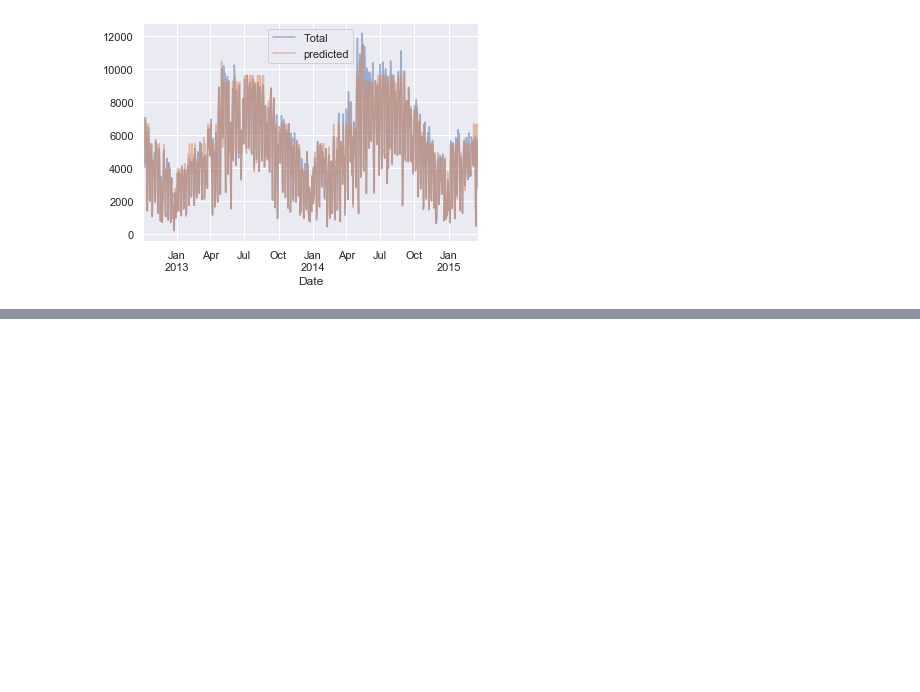
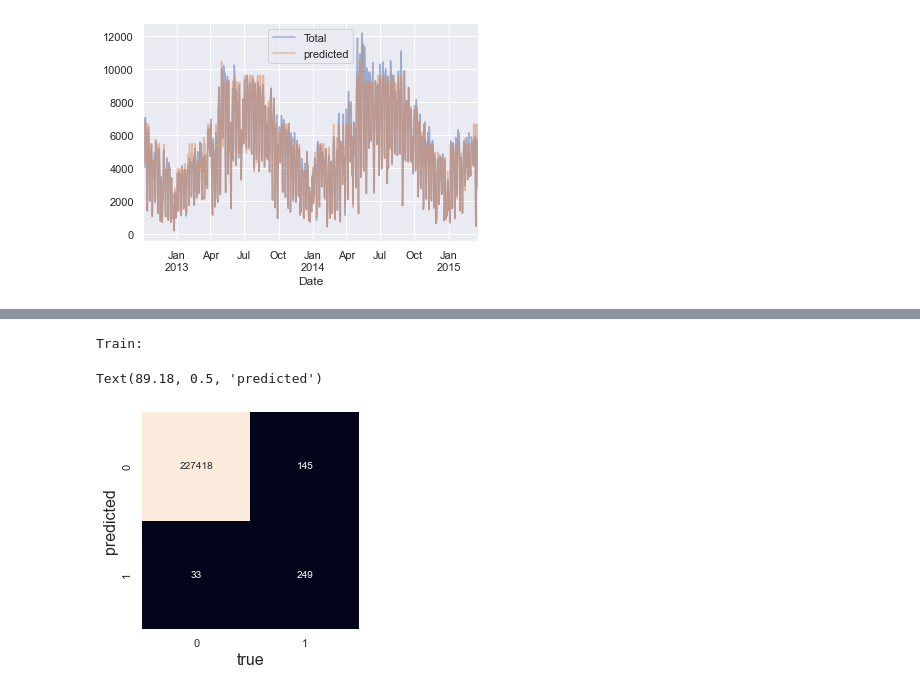
Before and after one commit to yin-penghang/AMAT593, a Jupyter notebook: 13_Ensemble-Methods/02-Random Forests.ipynb, the cells around one changed output, grey strips where cells are left out. Drawn from its saved outputs; the diff is of its cells as text; code cells hidden in the pictures; blank space fills up the shorter version.

```diff
--- a/13_Ensemble-Methods/02-Random Forests.ipynb
+++ b/13_Ensemble-Methods/02-Random Forests.ipynb
@@ -460,0 +461,7 @@ A primary disadvantage of random forests is that the results are not easily inte
+# %%
+df.insert(0, 'scaled_amount', scaled_amount)
+df.insert(1, 'scaled_time', scaled_time)
+
+df.head(10)
+
+print(df.shape)
@@ -460,0 +482,13 @@ A primary disadvantage of random forests is that the results are not easily inte
+# %%
+X = df.drop('Class', axis=1)
+y = df['Class']
+
+print(X.shape)
+sss = StratifiedShuffleSplit(n_splits=1, test_size = 0.2, random_state = 0)
+
+
+for train_index, test_index in sss.split(X, y):
+    print('# train samples:' , len(train_index) , ' Train index:', train_index)
+    print('# test samples:' , len(test_index), ' Test index:', test_index)
+    X_train, X_test = X.loc[train_index], X.loc[test_index]
+    y_train, y_test = y[train_index], y[test_index]
@@ -460,0 +506,4 @@ A primary disadvantage of random forests is that the results are not easily inte
+# %%
+params_logit = {'C': [0.001, 0.01, 0.1, 1, 10, 100]}
+grid_logit = GridSearchCV(LogisticRegression(), params_logit, verbose=3)
+grid_logit.fit(X_train, y_train)
@@ -460,0 +559,7 @@ A primary disadvantage of random forests is that the results are not easily inte
+# %%
+logit = grid_logit.best_estimator_
+preds_train = logit.predict(X_train)
+preds_test = logit.predict(X_test)
+print('LogisiticRegression\n')
+print('Train:\n', classification_report(y_train, preds_train))
+print('Test:\n', classification_report(y_test, preds_test), '\n')
@@ -460,0 +586,10 @@ A primary disadvantage of random forests is that the results are not easily inte
+# %%
+print('Train:')
+mat_train = confusion_matrix(y_train, preds_train)
+sns.heatmap(mat_train.T, square=True, annot=True, fmt='d', cbar=False)
+plt.xlabel('true', fontsize = 16)
+plt.ylabel('predicted', fontsize = 16)
+# %% [output]
+Train:
+Text(89.18, 0.5, 'predicted')
+[figure, added]
```
Also changed, not shown: parts of 61 cells of this notebook.
